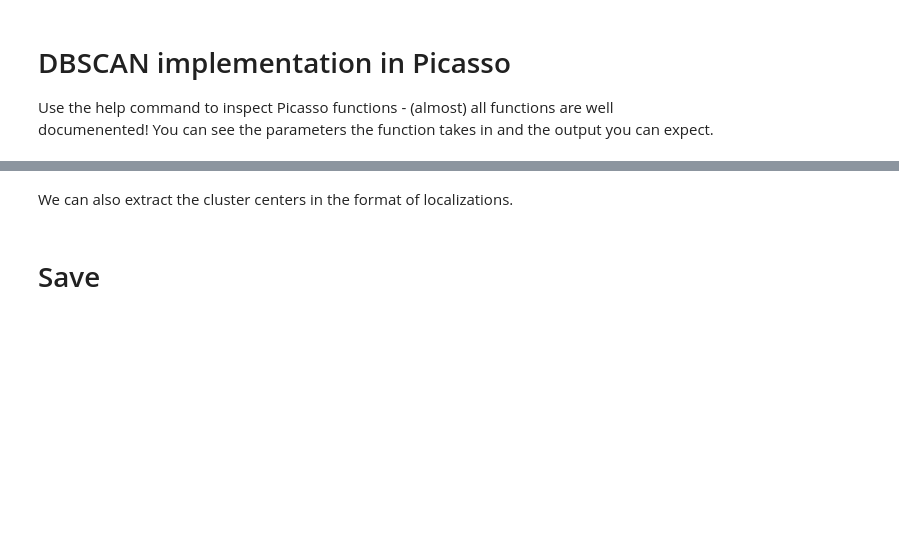
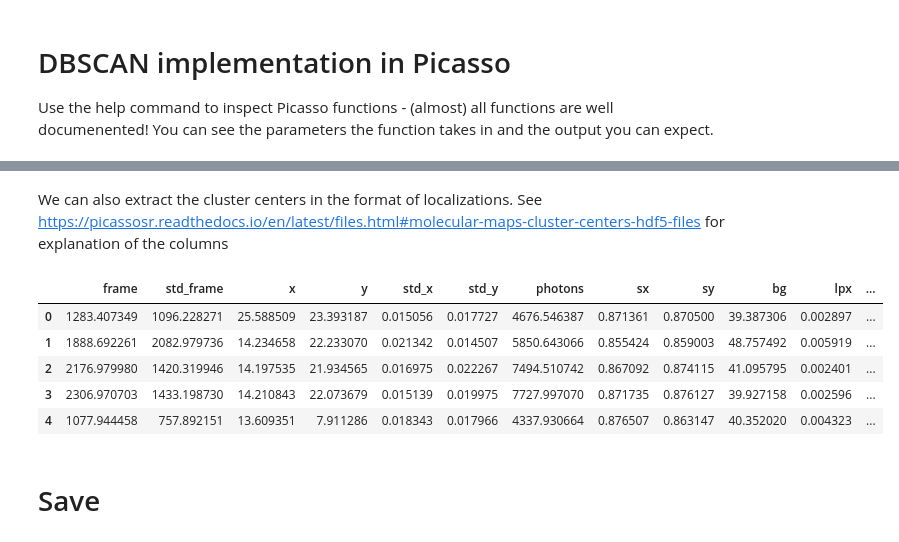
Before and after one commit to jungmannlab/picasso, a Jupyter notebook: samples/sample_notebook_3_clustering.ipynb, the cells around one changed output, grey strips where cells are left out. Saved outputs shown, nothing was run; the diff lists cells and outputs as text; code cells hidden in the pictures; blank space fills up the shorter version.

```diff
--- a/samples/sample_notebook_3_clustering.ipynb
+++ b/samples/sample_notebook_3_clustering.ipynb
@@ -46,12 +46,20 @@ dbscan(
 # %%
 eps = 5 / 130 # from nm to camera pixels
 min_samples = 4
-dbscan_locs = clusterer.dbscan(locs, eps, min_samples)
+dbscan_locs, dbscan_info = clusterer.dbscan(locs, eps, min_samples, return_info=True)
 # %% [markdown]
-We can also extract the cluster centers in the format of localizations.
+We can also extract the cluster centers in the format of localizations. See  https://picassosr.readthedocs.io/en/latest/files.html#molecular-maps-cluster-centers-hdf5-files for explanation of the columns
 # %%
 # save cluster centers too
 centers = clusterer.find_cluster_centers(dbscan_locs)
+centers.head()
+# %% [output]
+|  | frame | std_frame | x | y | std_x | std_y | photons | sx | sy | bg | lpx | ... |
+| 0 | 1283.407349 | 1096.228271 | 25.588509 | 23.393187 | 0.015056 | 0.017727 | 4676.546387 | 0.871361 | 0.870500 | 39.387306 | 0.002897 | ... |
+| 1 | 1888.692261 | 2082.979736 | 14.234658 | 22.233070 | 0.021342 | 0.014507 | 5850.643066 | 0.855424 | 0.859003 | 48.757492 | 0.005919 | ... |
+| 2 | 2176.979980 | 1420.319946 | 14.197535 | 21.934565 | 0.016975 | 0.022267 | 7494.510742 | 0.867092 | 0.874115 | 41.095795 | 0.002401 | ... |
+| 3 | 2306.970703 | 1433.198730 | 14.210843 | 22.073679 | 0.015139 | 0.019975 | 7727.997070 | 0.871735 | 0.876127 | 39.927158 | 0.002596 | ... |
+| 4 | 1077.944458 | 757.892151 | 13.609351 | 7.911286 | 0.018343 | 0.017966 | 4337.930664 | 0.876507 | 0.863147 | 40.352020 | 0.004323 | ... |
 # %% [markdown]
 # Save
 # %%
```
Also changed, not shown: parts of 12 cells of this notebook, 1 other file.
